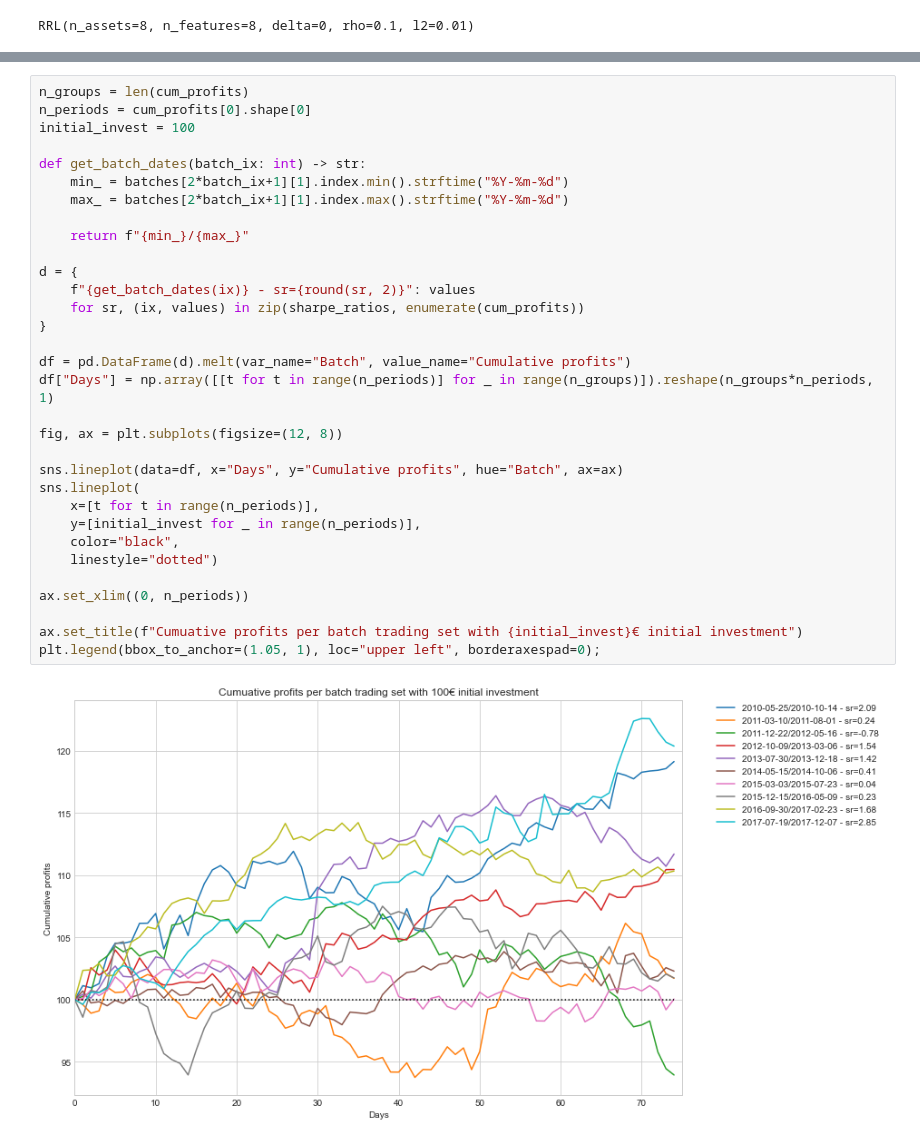
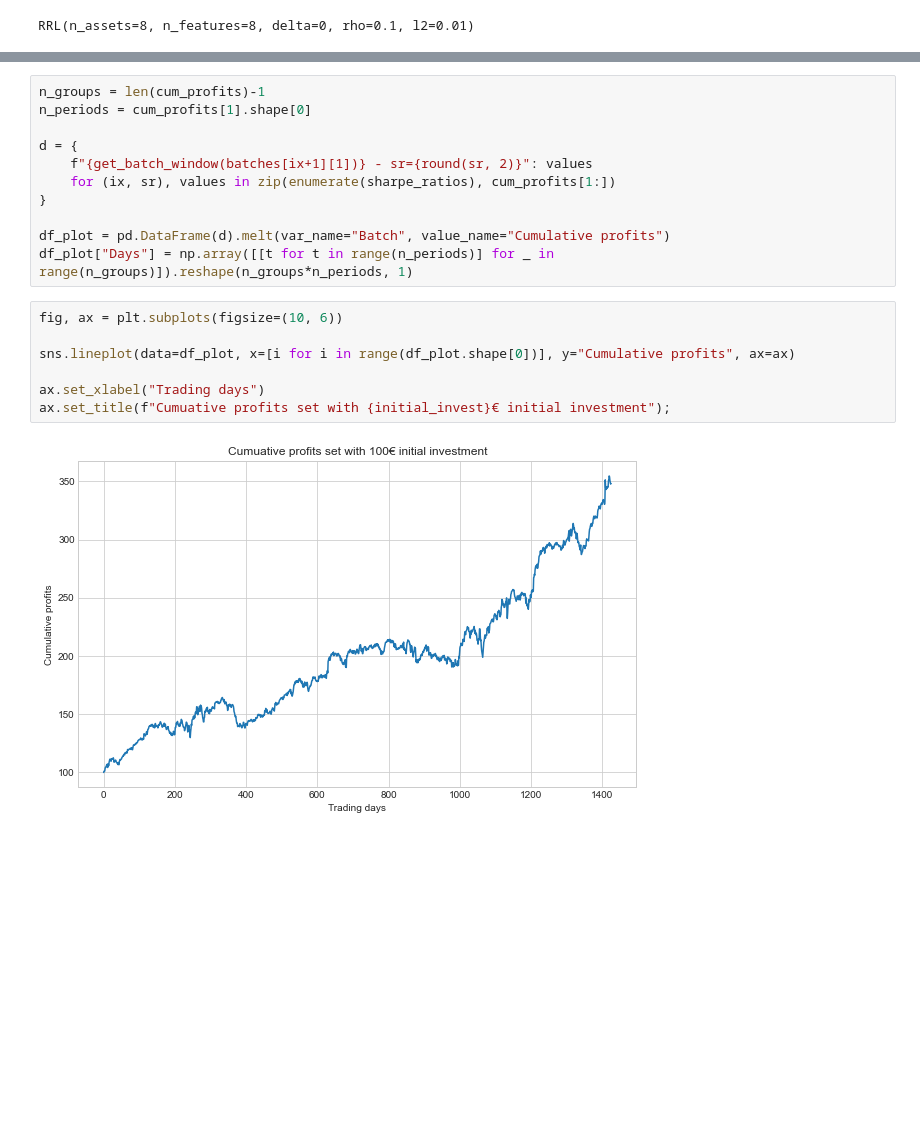
Before and after one commit to PeDiot/rrl-trading-system, a Jupyter notebook: notebook.ipynb, the cells around one changed output, grey strips where cells are left out. Saved outputs shown, nothing was run; the diff lists cells and outputs as text; blank space fills up the shorter version.

```diff
--- a/notebook.ipynb
+++ b/notebook.ipynb
@@ -128,34 +135,20 @@ Cumulative profits: 102.2820275114849
-# %%
-n_groups = len(cum_profits)
-n_periods = cum_profits[0].shape[0]
-initial_invest = 100
-
-def get_batch_dates(batch_ix: int) -> str:
-    min_ = batches[2*batch_ix+1][1].index.min().strftime("%Y-%m-%d")
-    max_ = batches[2*batch_ix+1][1].index.max().strftime("%Y-%m-%d")
-
-    return f"{min_}/{max_}"
-
-d = {
-    f"{get_batch_dates(ix)} - sr={round(sr, 2)}": values
-    for sr, (ix, values) in zip(sharpe_ratios, enumerate(cum_profits))
-}
-
-df = pd.DataFrame(d).melt(var_name="Batch", value_name="Cumulative profits")
-df["Days"] = np.array([[t for t in range(n_periods)] for _ in range(n_groups)]).reshape(n_groups*n_periods, 1)
-
-fig, ax = plt.subplots(figsize=(12, 8))
-
-sns.lineplot(data=df, x="Days", y="Cumulative profits", hue="Batch", ax=ax)
-sns.lineplot(
-    x=[t for t in range(n_periods)],
-    y=[initial_invest for _ in range(n_periods)],
-    color="black",
-    linestyle="dotted")
-
-ax.set_xlim((0, n_periods))
-
-ax.set_title(f"Cumuative profits per batch trading set with {initial_invest}€ initial investment")
-plt.legend(bbox_to_anchor=(1.05, 1), loc="upper left", borderaxespad=0);
-# %% [output]
-[figure, removed]
+# %%
+n_groups = len(cum_profits)-1
+n_periods = cum_profits[1].shape[0]
+
+d = {
+    f"{get_batch_window(batches[ix+1][1])} - sr={round(sr, 2)}": values
+    for (ix, sr), values in zip(enumerate(sharpe_ratios), cum_profits[1:])
+}
+
+df_plot = pd.DataFrame(d).melt(var_name="Batch", value_name="Cumulative profits")
+df_plot["Days"] = np.array([[t for t in range(n_periods)] for _ in range(n_groups)]).reshape(n_groups*n_periods, 1)
+# %%
+fig, ax = plt.subplots(figsize=(10, 6))
+
+sns.lineplot(data=df_plot, x=[i for i in range(df_plot.shape[0])], y="Cumulative profits", ax=ax)
+
+ax.set_xlabel("Trading days")
+ax.set_title(f"Cumuative profits set with {initial_invest}€ initial investment");
+# %% [output]
+[figure, added]
```
Also changed, not shown: parts of 4 cells of this notebook.
